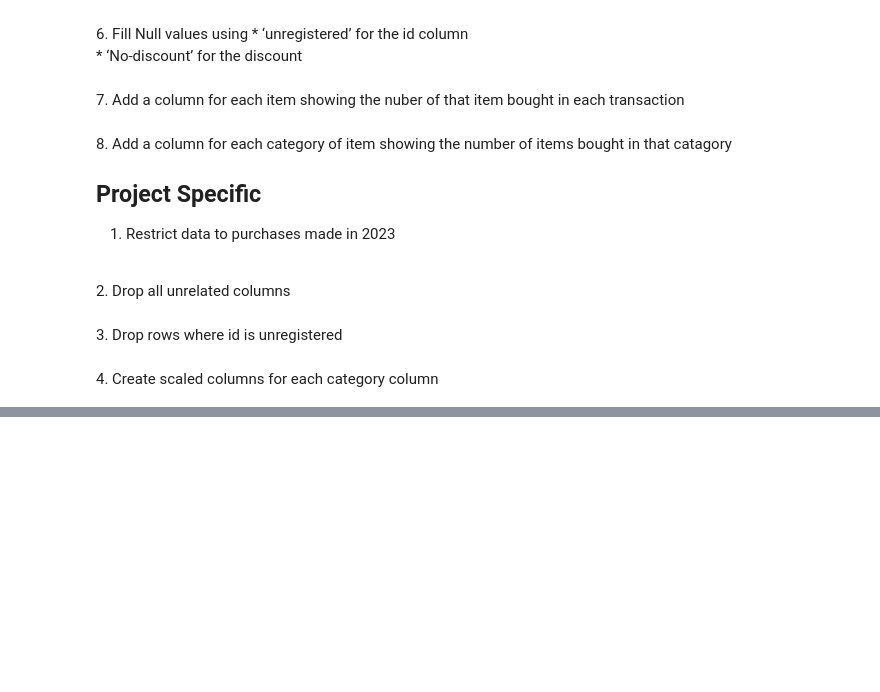
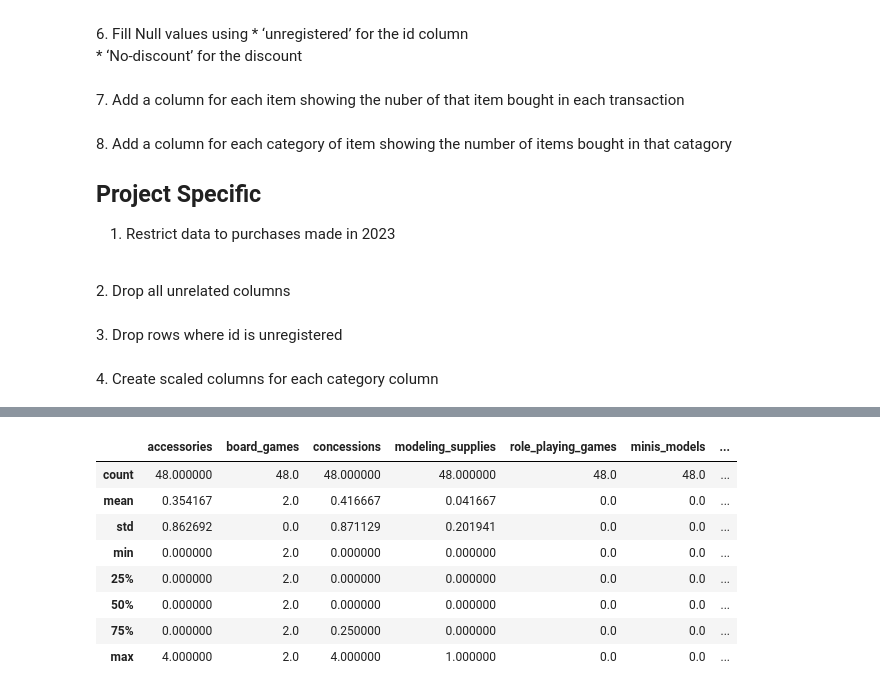
Before and after one commit to Johndsalas/customer_interest_analysis, a Jupyter notebook: customer_profiles.ipynb, the cells around one changed output, grey strips where cells are left out. Drawn from its saved outputs; the diff is of its cells as text; code cells hidden in the pictures; blank space fills up the shorter version.

```diff
--- a/customer_profiles.ipynb
+++ b/customer_profiles.ipynb
@@ -148,0 +169,12 @@ The final transformation of the data will contain columns showing the average nu
+# %%
+df[df.cluster == 5].describe()
+# %% [output]
+|  | accessories | board_games | concessions | modeling_supplies | role_playing_games | minis_models | ... |
+| count | 48.000000 | 48.0 | 48.000000 | 48.000000 | 48.0 | 48.0 | ... |
+| mean | 0.354167 | 2.0 | 0.416667 | 0.041667 | 0.0 | 0.0 | ... |
+| std | 0.862692 | 0.0 | 0.871129 | 0.201941 | 0.0 | 0.0 | ... |
+| min | 0.000000 | 2.0 | 0.000000 | 0.000000 | 0.0 | 0.0 | ... |
+| 25% | 0.000000 | 2.0 | 0.000000 | 0.000000 | 0.0 | 0.0 | ... |
+| 50% | 0.000000 | 2.0 | 0.000000 | 0.000000 | 0.0 | 0.0 | ... |
+| 75% | 0.000000 | 2.0 | 0.250000 | 0.000000 | 0.0 | 0.0 | ... |
+| max | 4.000000 | 2.0 | 4.000000 | 1.000000 | 0.0 | 0.0 | ... |
```
Also changed, not shown: parts of 22 cells of this notebook, 3 other files.
